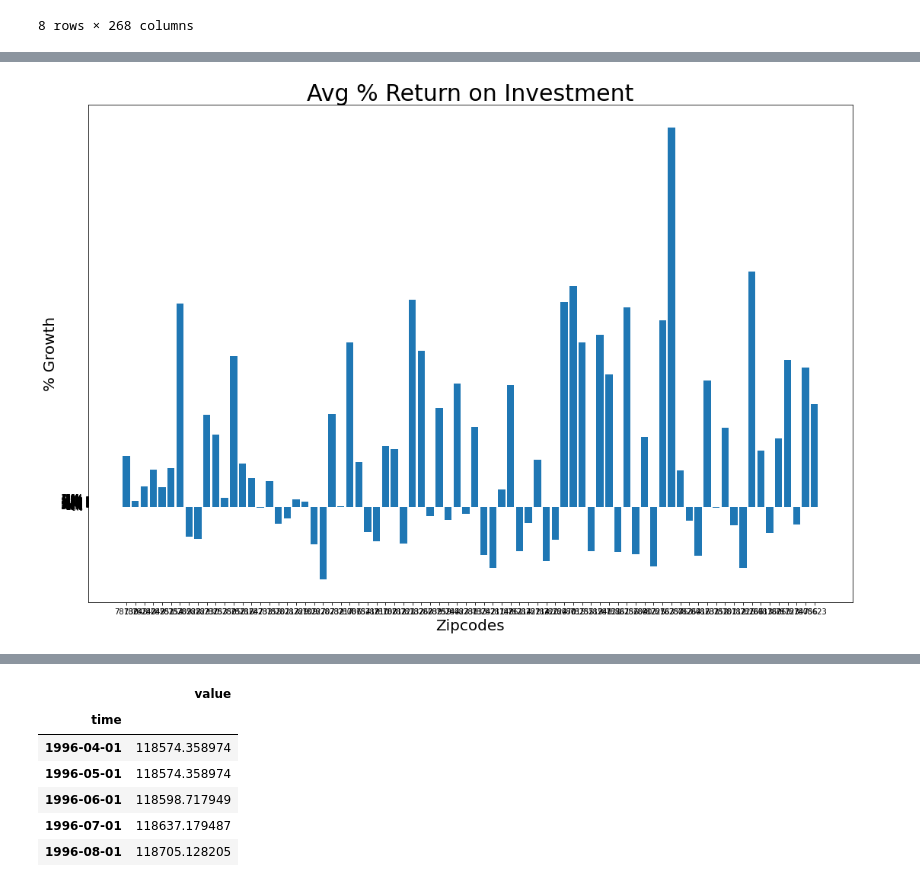
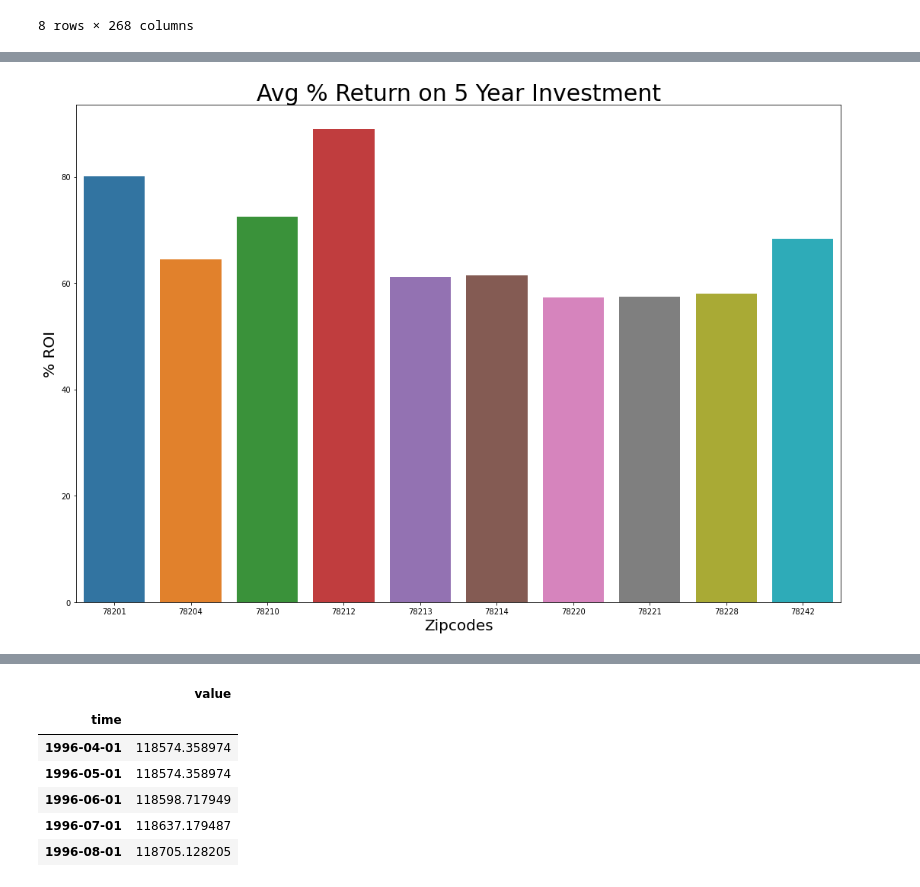
Before and after one commit to meljoy1099/housing-price-forecast-time-series-modeling, a Jupyter notebook: notebook.ipynb, the cells around one changed output, grey strips where cells are left out. Cells and saved outputs as stored; diff of their text form; code cells hidden in the pictures.

```diff
--- a/notebook.ipynb
+++ b/notebook.ipynb
@@ -157,24 +138,16 @@ roi_df.head()
 # %%
-
-roi_df['roi_5year'] = None
-roi_df['roi_5year'] = roi_df['2018-04'].apply(lambda x : ((x-roi_df['2013-04'])/(roi_df['2013-04']))*100)
+# Calculate 5 year ROI and keep top 10
+roi_df['roi_5year'] = ((roi_df['2018-04'] - roi_df['2013-04'])/(roi_df['2013-04'])*100)
 sa_5_year_roi = roi_df.sort_values('roi_5year',ascending=False).head(10)
 
-
+#Plot
 fig,ax=plt.subplots(figsize=(18,12))
 
-x_labels = [str(a) for a in roi_df['RegionName']]
-x = list(range(1,79))
-y = [a for a in roi_df['roi_5year']]
+x_labels = [str(a) for a in sa_5_year_roi['RegionName']]
+sns.barplot(x= sa_5_year_roi['RegionName'], y=sa_5_year_roi['roi_5year'])
 
-ax.bar(x,y)
-
-ax.set_xticks(x)
-ax.set_xticklabels(x_labels)
-ax.set_yticks([a/10 for a in list(range(0,79,1))])
-ax.set_yticklabels([str(a*10)+'%' for a in list(range(0,79,1))])
-ax.set_ylabel('% Growth',fontsize='20')
+ax.set_ylabel('% ROI',fontsize='20')
 ax.set_xlabel('Zipcodes',fontsize='20')
-ax.set_title('Avg % Return on Investment',fontsize='30');
+ax.set_title('Avg % Return on 5 Year Investment',fontsize='30');
 # %% [output]
-[figure, old version]
+[figure, new version]
```
Also changed, not shown: parts of 45 cells of this notebook.
